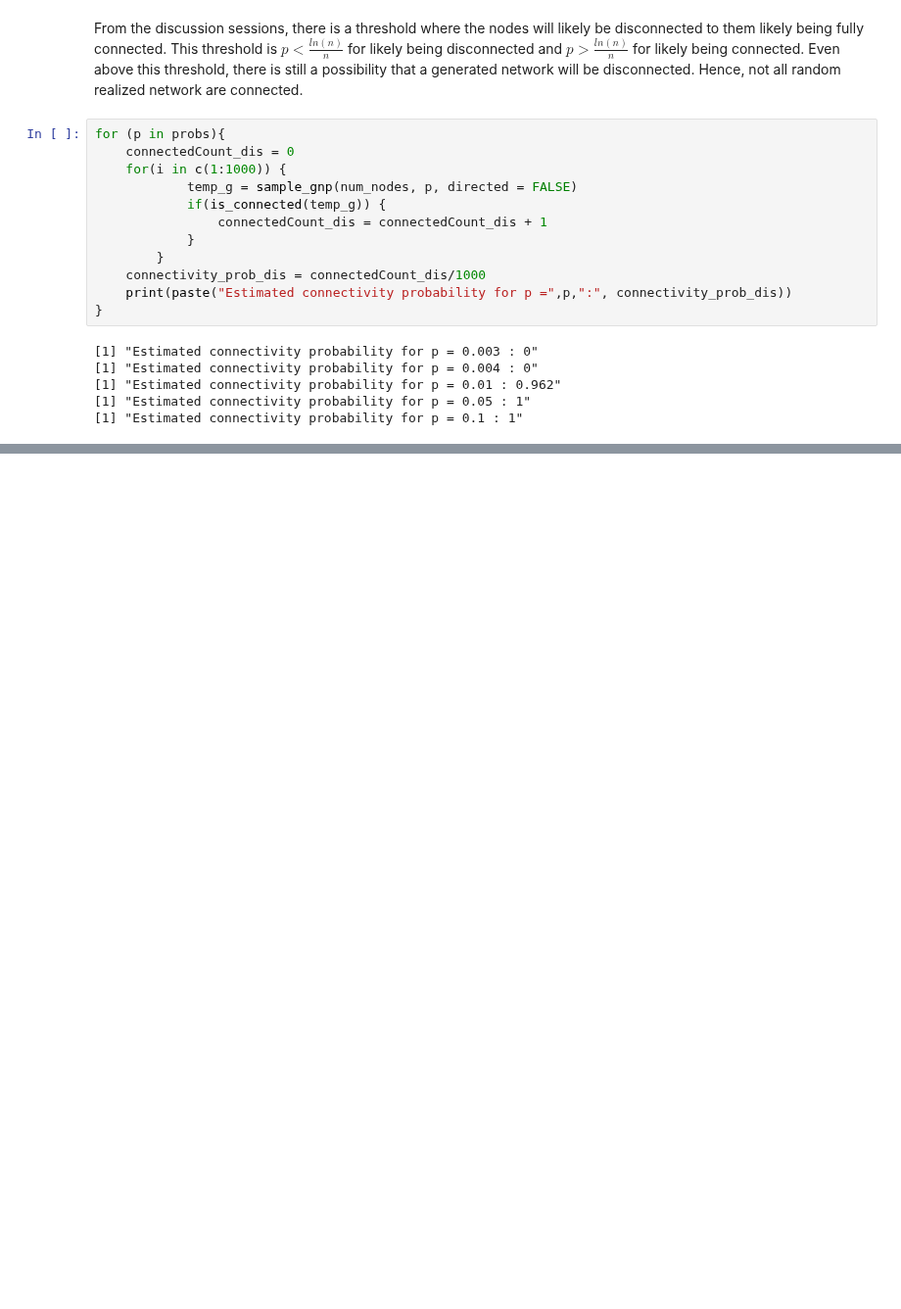
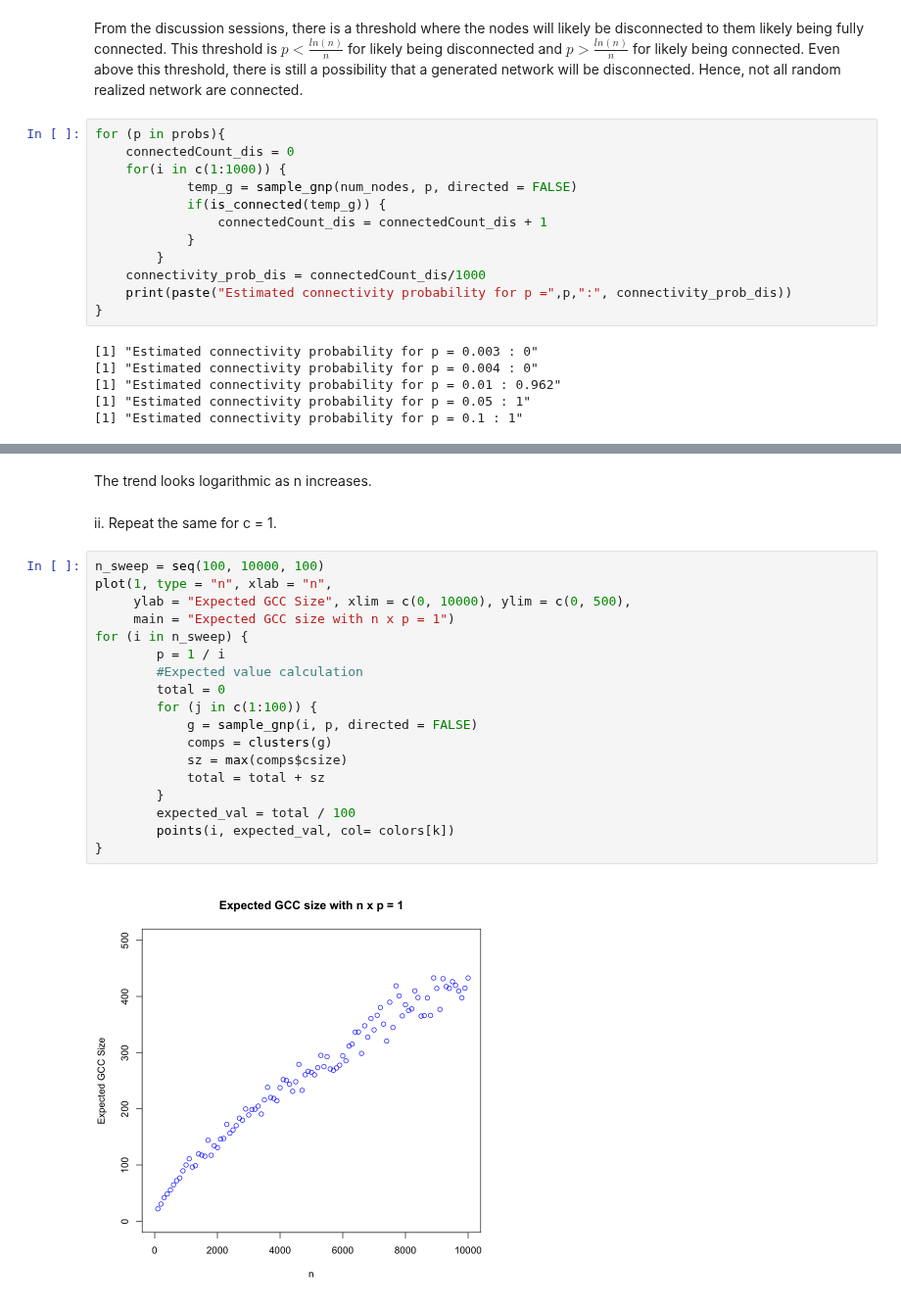
Before and after one commit to morgworth/ece232_team, a Jupyter notebook: Project 1/Morgan Project1.ipynb, the cells around one changed output, grey strips where cells are left out. Shown at 98% size. Cells and saved outputs as stored; diff of their text form; blank space fills up the shorter version.

```diff
--- a/Project 1/Morgan Project1.ipynb
+++ b/Project 1/Morgan Project1.ipynb
@@ -106,0 +192,24 @@ for (p in probs){
+# %% [markdown]
+The trend looks logarithmic as n increases.
+# %% [markdown]
+ii. Repeat the same for c = 1.
+# %%
+n_sweep = seq(100, 10000, 100)
+plot(1, type = "n", xlab = "n",
+     ylab = "Expected GCC Size", xlim = c(0, 10000), ylim = c(0, 500),
+     main = "Expected GCC size with n x p = 1")
+for (i in n_sweep) {
+        p = 1 / i
+        #Expected value calculation
+        total = 0
+        for (j in c(1:100)) {
+            g = sample_gnp(i, p, directed = FALSE)
+            comps = clusters(g)
+            sz = max(comps$csize)
+            total = total + sz
+        }
+        expected_val = total / 100
+        points(i, expected_val, col= colors[k])
+}
+# %% [output]
+[figure, added]
```
Also changed, not shown: parts of 16 cells of this notebook.
